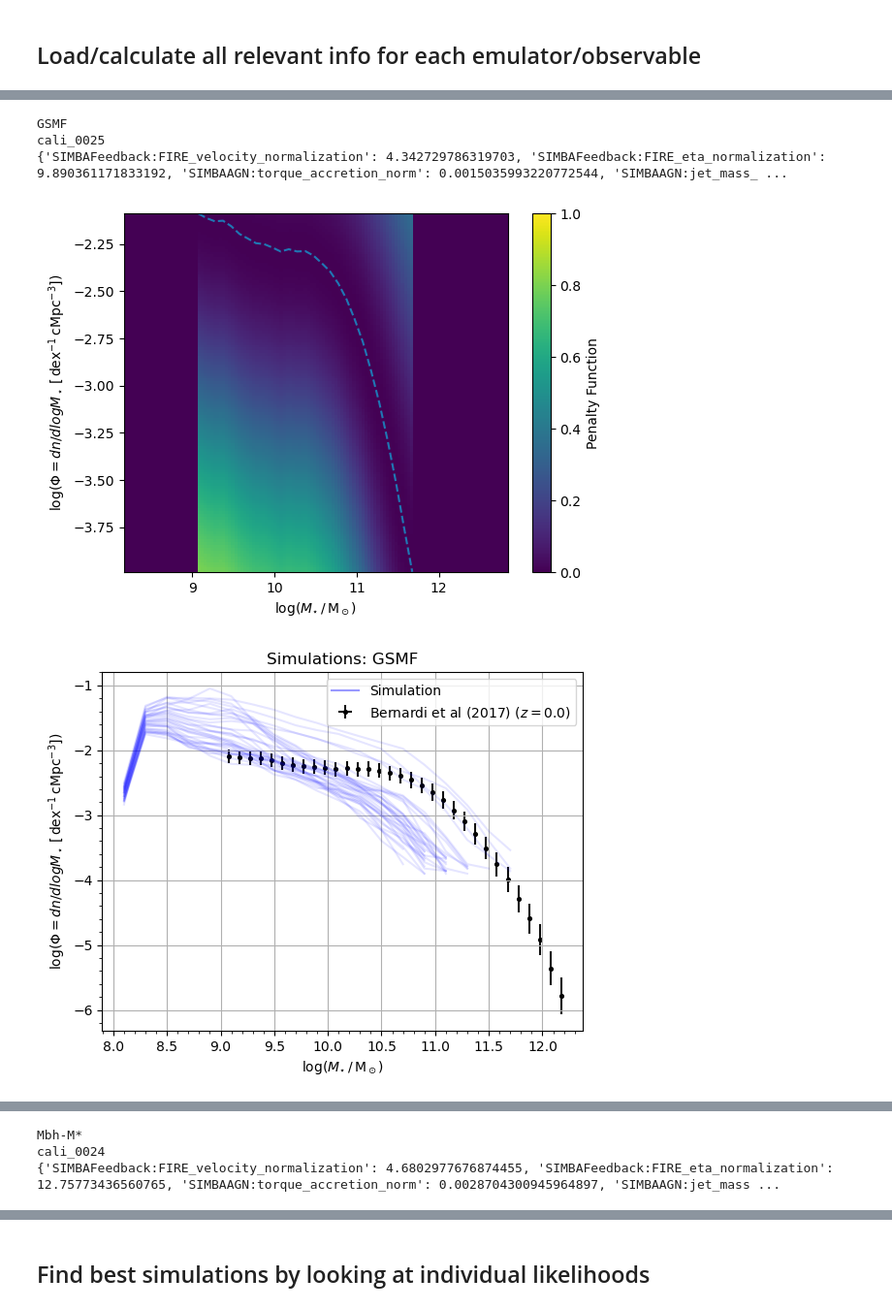
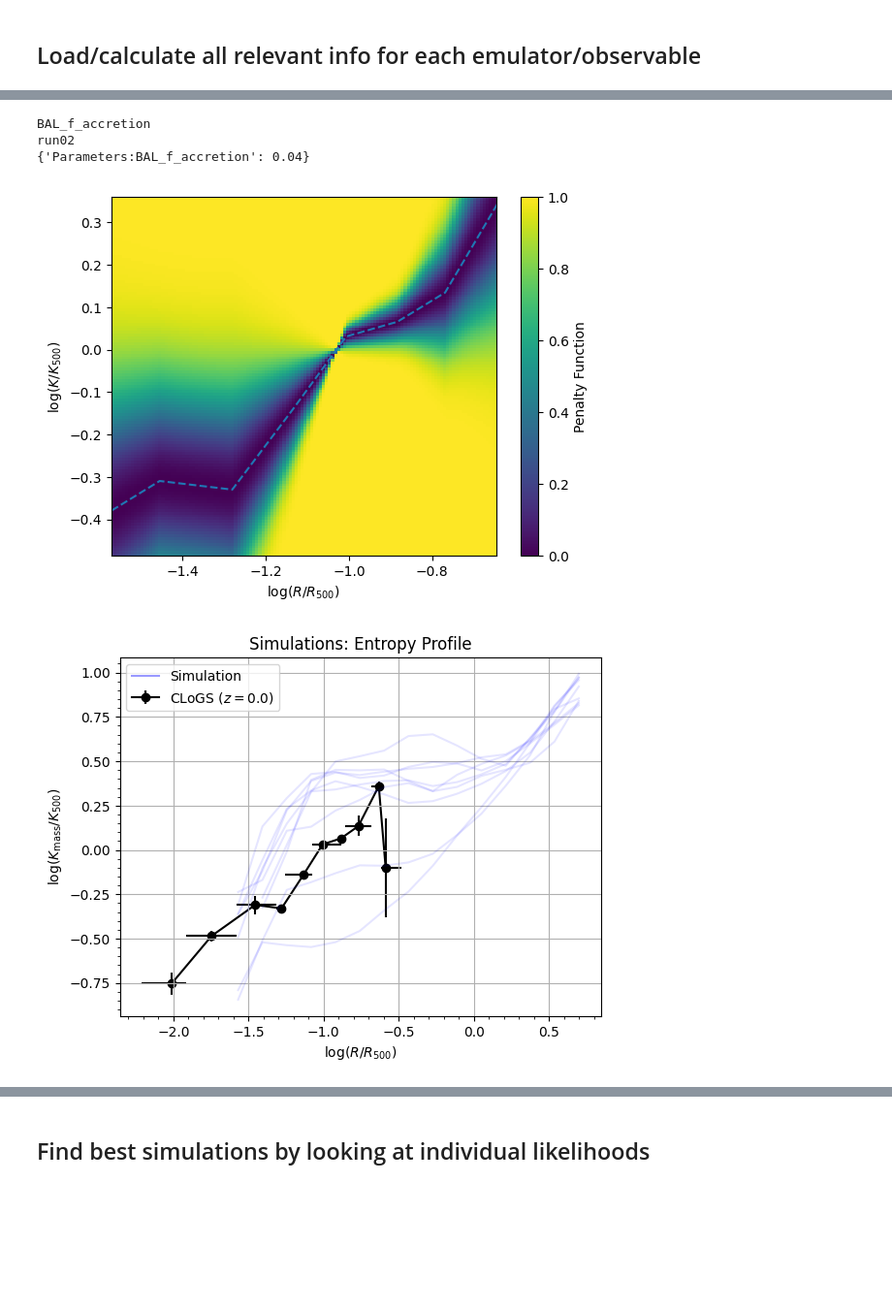
Before and after one commit to rennehan/swiftcalibration, a Jupyter notebook: scripts/swift_emulator_joint_mcmc.ipynb, the cells around one changed output, grey strips where cells are left out. Shown at 97% size. Saved outputs shown, nothing was run; the diff lists cells and outputs as text; code cells hidden in the pictures; blank space fills up the shorter version.

Commit message:
Pipeline updated to handle entropy data and gizmo based simulations

```diff
--- a/scripts/swift_emulator_joint_mcmc.ipynb
+++ b/scripts/swift_emulator_joint_mcmc.ipynb
@@ -276,12 +277,12 @@ for key, item in emulator_info.items():
     print(key)
 
     # Trained emulator
-    with open(os.path.join(item['root_dir'], item['emulator_dir'], item['emulator_type']+'_'+item['obs_name']+'.pkl'), 'rb') as f:
+    with open('/scratch/b/babul/stlock/snapshots/HyenasC/L0/halo_3224_finished_runs/emulators/emulator_151_entropy_profile_common.pkl', 'rb') as f:
         emulator = dill.load(f)
     item['emulator'] = emulator
 
     # Observational data
-    observational_data = load_observations(os.path.join(item['data_dir'], item['data_name']+'.hdf5'))[0]
+    observational_data = load_observations('/home/b/babul/stlock/swift/swiftcalibration/data/CLoGS_entropy_profiles.hdf5')[0]
 #     print(observational_data.x)
 
     sim_x_units = emulator.model_specification.sim_info['x_units']
@@ -305,8 +306,6 @@ for key, item in emulator_info.items():
                                                     item['snap_prefix']+'_'+item['obs_name']+'_'+item['snap_num']+'.hdf5'))
                  if os.path.exists(x)]
     item['sim_paths'] = sim_paths
-
-
     penalty_calculator = GaussianWeightedDataErrorsPercentFloorPenaltyCalculator(percent_error=50,
                                                                                  sigma_max=100,
                                                                                  weight=100,
@@ -332,12 +331,14 @@ for key, item in emulator_info.items():
     sim_x = []
     for cali in emulator.model_values.model_values:
         sim_x_curr = emulator.model_values[cali]['independent']
+        print(f"sim_x_curr for {cali}:", sim_x_curr)  # Check values
         for x_val in sim_x_curr:
             if x_val not in sim_x:
                 sim_x.append(x_val)
 
     sim_x = np.array(np.sort(sim_x))
     item['sim_x'] = sim_x
+
 
 
     # Get "limited" range of x values that have been used in training emulator
@@ -386,9 +387,8 @@ for key, item in emulator_info.items():
         break
     item['data_full'] = data_full
 
-
     # Separate out data into x, y, yerr
-    # Get only data that falls within chosen x range of simulation, but is still original data without interpolation
+    # Get only data that falls within chosen x range of simulation, but is still original data without interpolation ---------------------------------------------------------------------------
     x = penalty_calculator.observation.x.value
 #     xerr = penalty_calculator.observation.x_scatter.value
     y = penalty_calculator.observation.y.value
@@ -426,7 +426,7 @@ for key, item in emulator_info.items():
 
 
     # Separate out data into x, y, yerr
-    # Get only data that falls within limited x range of simulation, but is still original data without interpolation
+    # Get only data that falls within limited x range of simulation, but is still original data without interpolation --------------------------------------------------------------------------
     x = penalty_calculator.observation.x.value
 #     xerr = penalty_calculator.observation.x_scatter.value
     y = penalty_calculator.observation.y.value
@@ -464,7 +464,7 @@ for key, item in emulator_info.items():
 
 
     # Separate out data into x, y, yerr
-    # Get only data that corresponds to exact chosen x range of simulation
+    # Get only data that corresponds to exact chosen x range of simulation ----------------------------------------------------------------------------------------------------------------------
     # (Need to use GaussianDataErrorsPercentFloorPenaltyCalculator to do interpolation for this)
     x = sim_x
 #     xerr = np.zeros()
@@ -498,8 +498,9 @@ for key, item in emulator_info.items():
 
 
     # Separate out data into x, y, yerr
-    # Get only data that corresponds to exact limited x range of simulation
+    # Get only data that corresponds to exact limited x range of simulation -------------------------------------------------------------------------------------------------------------------
     # (Need to use GaussianDataErrorsPercentFloorPenaltyCalculator to do interpolation for this)
+
     x = sim_x_lim
     penalty_calculator.observation_interpolation()
     y = penalty_calculator.interpolator_values(x)
@@ -529,7 +530,6 @@ for key, item in emulator_info.items():
     item['data_interp_lim'] = data_interp_lim
 
 
-
     # Choose which data to use for MCMC
     try:
         data_choice = item[item['data_choice']]
@@ -546,10 +546,9 @@ for key, item in emulator_info.items():
     item['data_for_mcmc'] = data_for_mcmc
 
 
-
-
     # Limit observational data to data_for_mcmc
     item['observational_data_for_mcmc'] = copy(item['observational_data'])
+
     item['observational_data_for_mcmc'].associate_x(item['data_for_mcmc'][0]*item['observational_data'].x_units,
                                            scatter=np.zeros(len(item['data_for_mcmc'][0]))*item['observational_data'].x_units,
                                            comoving=item['observational_data'].x_comoving,
@@ -559,8 +558,12 @@ for key, item in emulator_info.items():
                                            comoving=item['observational_data'].y_comoving,
                                            description=item['observational_data'].y_description)
 
-#     print(item['observational_data'].x)
-#     print(item['observational_data'].x_description)
+    # print(item['observational_data_for_mcmc'].x)
+
+
+    # print(item['observational_data'].x)
+    # print(item['observational_data_for_mcmc'].x)
+    # print(item['observational_data'].x_description)
 
 
     # Re-initialize penalty calculator so it only considers data_for_mcmc
@@ -569,7 +572,7 @@ for key, item in emulator_info.items():
                                                                                  weight=100,
                                                                                  lower=min(item['observational_data_for_mcmc'].x),
                                                                                  upper=max(item['observational_data_for_mcmc'].x))
-#     penalty_calculator = GaussianWeightedDataErrorsPercentFloorPenaltyCalculator(percent_error=0.01,
+#    penalty_calculator = GaussianWeightedDataErrorsPercentFloorPenaltyCalculator(percent_error=0.01,
 #                                                                                  sigma_max=0.1,
 #                                                                                  weight=1,
 #                                                                                  lower=min(observational_data.x),
@@ -585,7 +588,6 @@ for key, item in emulator_info.items():
                                 dependent_units=item['observational_data_for_mcmc'].y_units)
 
     item['penalty_calculator_for_mcmc'] = penalty_calculator
-
 
 
 
@@ -647,8 +649,6 @@ for key, item in emulator_info.items():
     item['param_mins_arr'] = param_mins_arr
     item['param_maxs_arr'] = param_maxs_arr
 
-
-
     print("DONE")
     print()
 # %% [output]
@@ -708,7 +756,8 @@ for key, item in emulator_info.items():
                                             min(item['penalty_calculator_for_mcmc'].observation.y),
                                             max(item['penalty_calculator_for_mcmc'].observation.y),
 #                                             item['data_name'],
-                                            item['penalty_calculator_for_mcmc'].observation.name,
+#                                            item['penalty_calculator_for_mcmc'].observation.name,
+                                            filename="",
                                             x_label=item['penalty_calculator_for_mcmc'].observation.x_description,
                                             y_label=item['penalty_calculator_for_mcmc'].observation.y_description,
                                             resolution=128)
@@ -804,35 +853,35 @@ for key, item in emulator_info.items():
                      color=item['plot_emu']['color'], ls=item['plot_emu']['ls'], marker=item['plot_emu']['marker'])
     elif item['plot_emu']['err_bar_or_band'] == 'band':
         plt.plot(pred_x, pred_y, label='Emulator: Best-fit Node',
                  color=item['plot_emu']['color'], ls=item['plot_emu']['ls'], marker=item['plot_emu']['marker'])
         plt.fill_between(pred_x, pred_y-pred_err, pred_y+pred_err, alpha=0.1, color=item['plot_emu']['color'])
 
     if item['plot_sim']['err_bar_or_band'] == 'bar':
         plt.errorbar(item['emulator'].model_values[item['best_node']]['independent'],
                      item['emulator'].model_values[item['best_node']]['dependent'],
                      yerr=item['emulator'].model_values[item['best_node']]['dependent_error'],
                      label='Simulation: Best-fit Node', color=item['plot_sim']['color'],
                      ls=item['plot_sim']['ls'], marker=item['plot_sim']['marker'])
     elif item['plot_sim']['err_bar_or_band'] == 'band':
         plt.plot(item['emulator'].model_values[item['best_node']]['independent'],
                  item['emulator'].model_values[item['best_node']]['dependent'],
                  label='Simulation: Best-fit Node', color=item['plot_sim']['color'],
                  ls=item['plot_sim']['ls'], marker=item['plot_sim']['marker'])
         plt.fill_between(item['emulator'].model_values[item['best_node']]['independent'],
                          item['emulator'].model_values[item['best_node']]['dependent']-item['emulator'].model_values[item['best_node']]['dependent_error'],
                          item['emulator'].model_values[item['best_node']]['dependent']+item['emulator'].model_values[item['best_node']]['dependent_error'],
                          alpha=0.1, color=item['plot_sim']['color'])
 
     plt.xlabel(item['emulator'].model_specification.sim_info['X_LABEL'])
     plt.ylabel(item['emulator'].model_specification.sim_info['Y_LABEL'])
     plt.title('Simulations: %s' % item['emulator'].model_specification.sim_info['name'])
     plt.grid()
     plt.minorticks_on()
     plt.legend()
     plt.show()
 # %% [output]
-GSMF
-cali_0025
-{'SIMBAFeedback:FIRE_velocity_normalization': 4.342729786319703, 'SIMBAFeedback:FIRE_eta_normalization': 9.890361171833192, 'SIMBAAGN:torque_accretion_norm': 0.0015035993220772544, 'SIMBAAGN:jet_mass_ ...
+BAL_f_accretion
+run02
+{'Parameters:BAL_f_accretion': 0.04}
-[figure, old version]
+[figure, new version]
-[figure, old version]
+[figure, new version]
@@ -840,3 +888,0 @@ cali_0025
-Mbh-M*
-cali_0024
-{'SIMBAFeedback:FIRE_velocity_normalization': 4.6802977676874455, 'SIMBAFeedback:FIRE_eta_normalization': 12.75773436560765, 'SIMBAAGN:torque_accretion_norm': 0.0028704300945964897, 'SIMBAAGN:jet_mass ...
```
Also changed, not shown: parts of 30 cells of this notebook, 29 other files.
